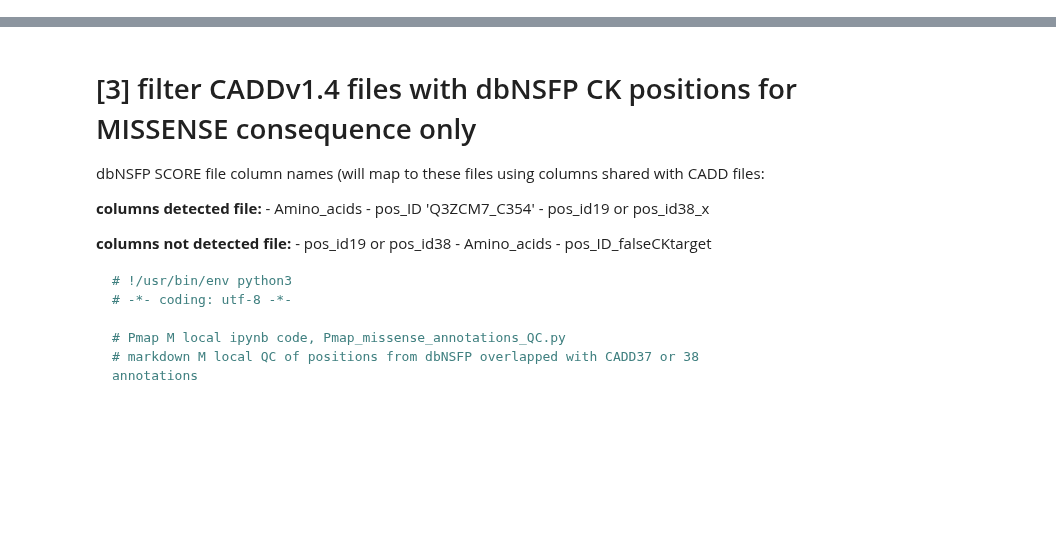
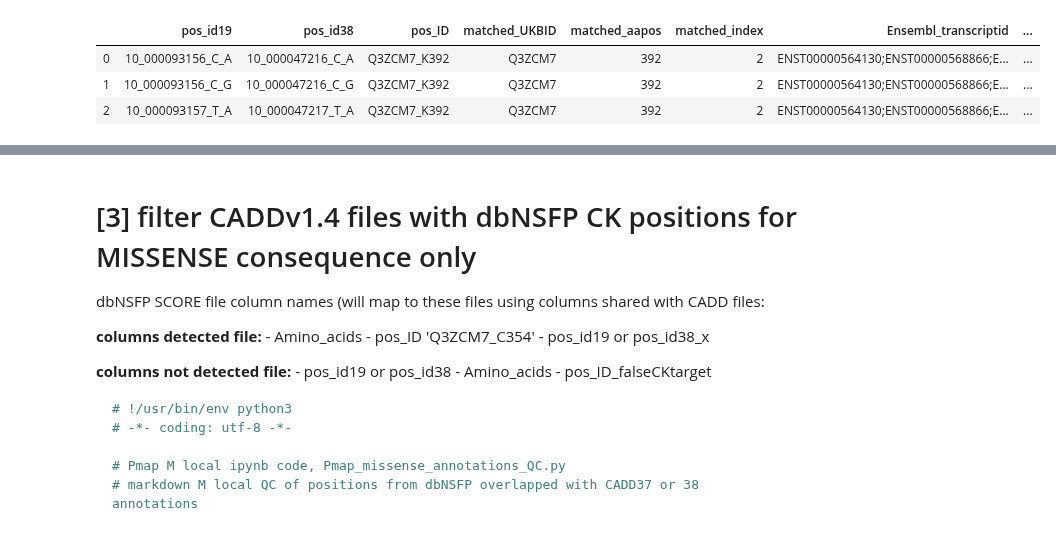
Before and after one commit to Mfpfox/MAPPING, a Jupyter notebook: M19_12_27_CADD_overlap_dbNSFP_local.ipynb, the cells around one changed output, grey strips where cells are left out. Drawn from its saved outputs; the diff is of its cells as text; code cells hidden in the pictures; blank space fills up the shorter version.

```diff
--- a/M19_12_27_CADD_overlap_dbNSFP_local.ipynb
+++ b/M19_12_27_CADD_overlap_dbNSFP_local.ipynb
@@ -50,0 +614,7 @@ rules:
+# %%
+simpleN.head(3)
+# %% [output]
+|  | pos_id19 | pos_id38 | pos_ID | matched_UKBID | matched_aapos | matched_index | Ensembl_transcriptid | ... |
+| 0 | 10_000093156_C_A | 10_000047216_C_A | Q3ZCM7_K392 | Q3ZCM7 | 392 | 2 | ENST00000564130;ENST00000568866;E... | ... |
+| 1 | 10_000093156_C_G | 10_000047216_C_G | Q3ZCM7_K392 | Q3ZCM7 | 392 | 2 | ENST00000564130;ENST00000568866;E... | ... |
+| 2 | 10_000093157_T_A | 10_000047217_T_A | Q3ZCM7_K392 | Q3ZCM7 | 392 | 2 | ENST00000564130;ENST00000568866;E... | ... |
```
Also changed, not shown: parts of 40 cells of this notebook.
